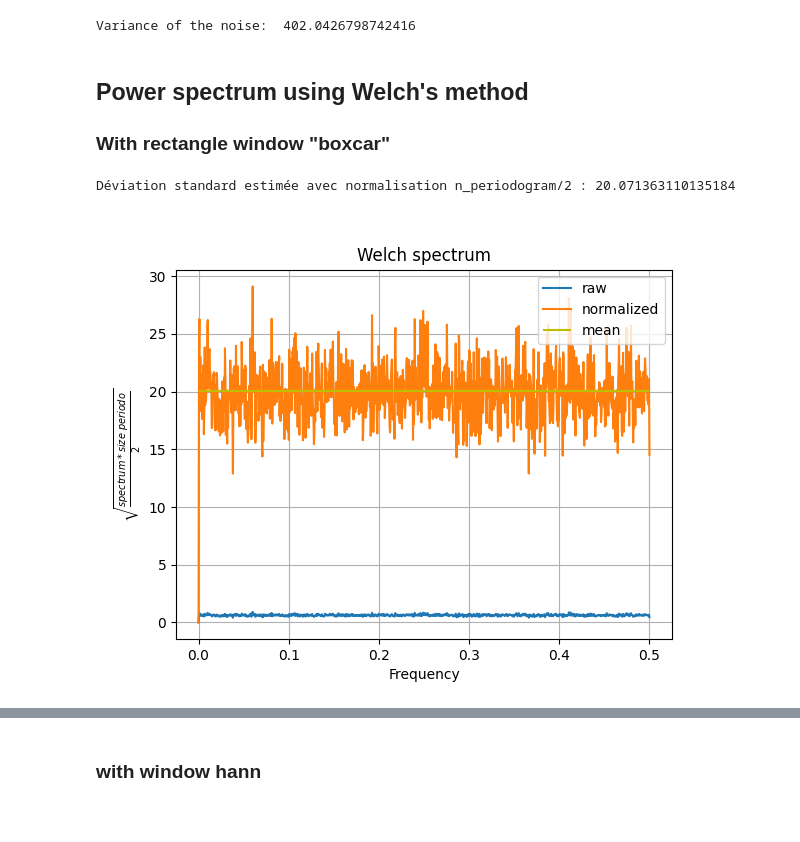
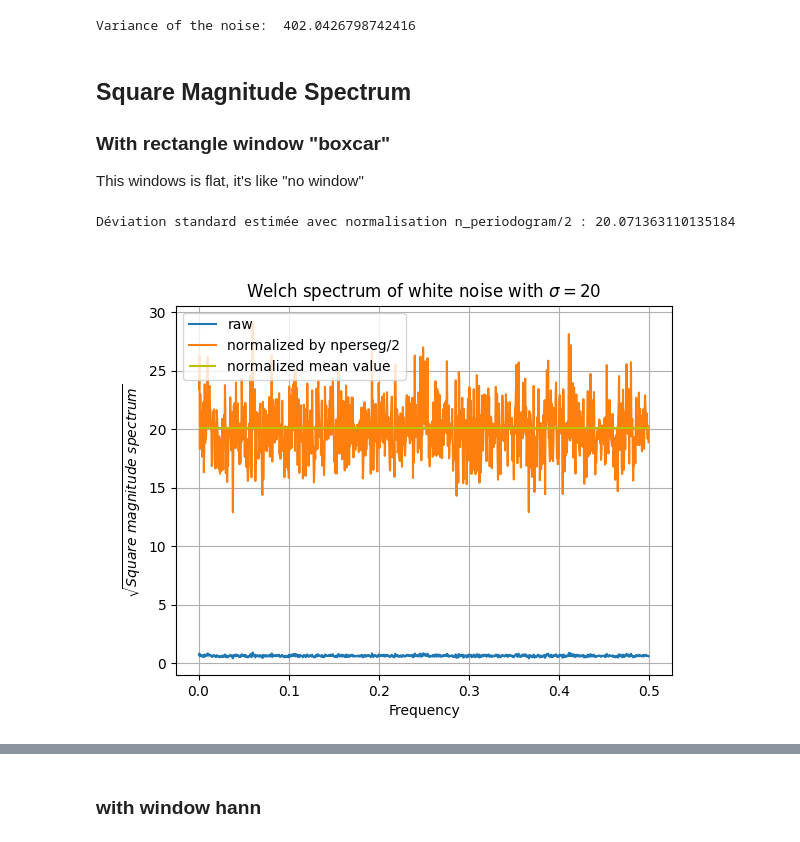
Before and after one commit to luckyjim/mogwai, a Jupyter notebook: doc/spectrum_with_Welch_method.ipynb, the cells around one changed output, grey strips where cells are left out. Saved outputs shown, nothing was run; the diff lists cells and outputs as text; code cells hidden in the pictures.

```diff
--- a/doc/spectrum_with_Welch_method.ipynb
+++ b/doc/spectrum_with_Welch_method.ipynb
@@ -24,23 +35,26 @@ print("Variance of the noise: ", np.var(noise))
 # %% [output]
 Variance of the noise:  402.0426798742416
 # %% [markdown]
-## Power spectrum using Welch's method
+##  Square Magnitude Spectrum
+
 ### With rectangle window "boxcar"
+
+This windows is flat, it's like "no window"
 # %%
 # number of sample in periodogram
 nperseg=2048
 freq , specw_noise = ss.welch(noise, window="boxcar", scaling="spectrum", nperseg=nperseg)
 plt.figure()
-plt.title('Welch spectrum')
-plt.plot(freq , np.sqrt(specw_noise), label="raw")
-plt.plot(freq , np.sqrt(specw_noise*nperseg/2), label="normalized")
+plt.title('Welch spectrum of white noise with $\sigma=20$')
+plt.plot(freq[1:-2] , np.sqrt(specw_noise[1:-2]), label="raw")
+plt.plot(freq[1:-2] , np.sqrt(specw_noise[1:-2]*nperseg/2), label="normalized by nperseg/2")
 plt.xlabel('Frequency')
-plt.ylabel(r'$\sqrt{\frac{spectrum*size\ periodo}{2}}$')
+plt.ylabel(r'$\sqrt{Square\ magnitude\ spectrum}$')
 plt.grid()
 var_spec = specw_noise[1:-2].mean()*nperseg/2
-plt.hlines(np.sqrt(var_spec),0,freq[-1] , colors="y", label="mean")
+plt.hlines(np.sqrt(var_spec),0,freq[-1] , colors="y", label="normalized mean value")
 plt.legend()
 print("Déviation standard estimée avec normalisation n_periodogram/2 :",np.sqrt(var_spec))
 # %% [output]
 Déviation standard estimée avec normalisation n_periodogram/2 : 20.071363110135184
-[figure, old version]
+[figure, new version]
```
Also changed, not shown: parts of 11 cells of this notebook, 2 other files.
